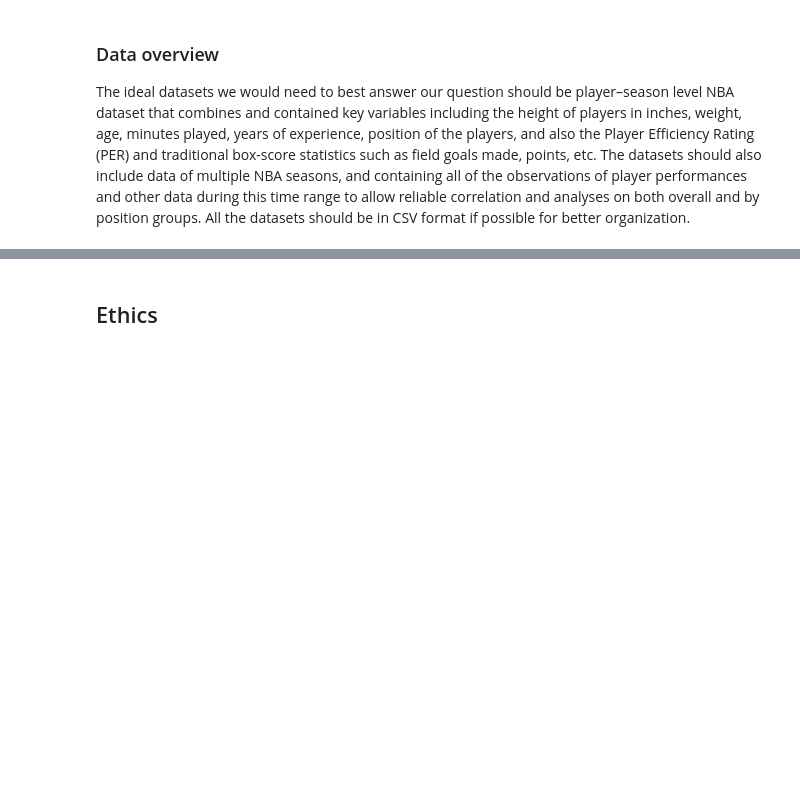
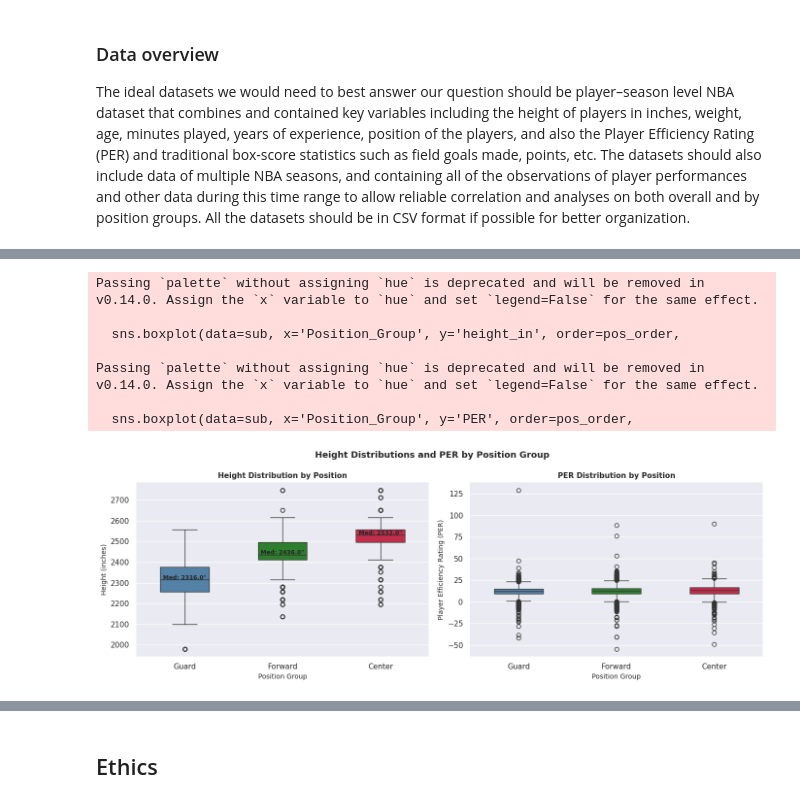
Before and after one commit to COGS108/Group039_WI26, a Jupyter notebook: 02-EDACheckpoint.ipynb, the cells around one changed output, grey strips where cells are left out. Cells and saved outputs as stored; diff of their text form; code cells hidden in the pictures; blank space fills up the shorter version.

```diff
--- a/02-EDACheckpoint.ipynb
+++ b/02-EDACheckpoint.ipynb
@@ -129,0 +747,54 @@ Some more words and stuff.  Remember notebooks work best if you interleave the c
+# %%
+# Standardize position labels into broad groups
+def map_position(pos):
+    if pd.isna(pos):
+        return np.nan
+    pos = str(pos).strip().upper()
+    if pos in ['PG', 'SG', 'G', 'PG-SG', 'SG-PG', 'SG-SF']:
+        return 'Guard'
+    elif pos in ['SF', 'PF', 'F', 'SF-PF', 'PF-SF', 'PF-C']:
+        return 'Forward'
+    elif pos in ['C', 'C-PF', 'PF-C']:
+        return 'Center'
+    else:
+        return np.nan
+
+df['Position_Group'] = df['Pos'].apply(map_position)
+pos_order = ['Guard', 'Forward', 'Center']
+palette = {'Guard': 'steelblue', 'Forward': 'forestgreen', 'Center': 'crimson'}
+
+fig, axes = plt.subplots(1, 2, figsize=(14, 5))
+fig.suptitle('Height Distributions and PER by Position Group', fontsize=13, fontweight='bold')
+
+# Box plot: height by position
+sub = df[df['Position_Group'].isin(pos_order)].copy()
+sns.boxplot(data=sub, x='Position_Group', y='height_in', order=pos_order,
+            palette=palette, ax=axes[0], width=0.5)
+axes[0].set_title('Height Distribution by Position', fontsize=11, fontweight='bold')
+axes[0].set_xlabel('Position Group', fontsize=10)
+axes[0].set_ylabel('Height (inches)', fontsize=10)
+
+# Overlay median annotations
+for i, pos in enumerate(pos_order):
+    med = sub[sub['Position_Group'] == pos]['height_in'].median()
+    axes[0].text(i, med + 0.4, f'Med: {med:.1f}"', ha='center', fontsize=8.5, fontweight='bold')
+
+# Box plot: PER by position
+sns.boxplot(data=sub, x='Position_Group', y='PER', order=pos_order,
+            palette=palette, ax=axes[1], width=0.5)
+axes[1].set_title('PER Distribution by Position', fontsize=11, fontweight='bold')
+axes[1].set_xlabel('Position Group', fontsize=10)
+axes[1].set_ylabel('Player Efficiency Rating (PER)', fontsize=10)
+
+plt.tight_layout()
+plt.savefig('results/eda_height_PER_by_position_boxplot.png', dpi=150, bbox_inches='tight')
+plt.show()
+# %% [output]
+Passing `palette` without assigning `hue` is deprecated and will be removed in v0.14.0. Assign the `x` variable to `hue` and set `legend=False` for the same effect.
+
+  sns.boxplot(data=sub, x='Position_Group', y='height_in', order=pos_order,
+
+Passing `palette` without assigning `hue` is deprecated and will be removed in v0.14.0. Assign the `x` variable to `hue` and set `legend=False` for the same effect.
+
+  sns.boxplot(data=sub, x='Position_Group', y='PER', order=pos_order,
+[figure, added]
```
Also changed, not shown: parts of 45 cells of this notebook.
